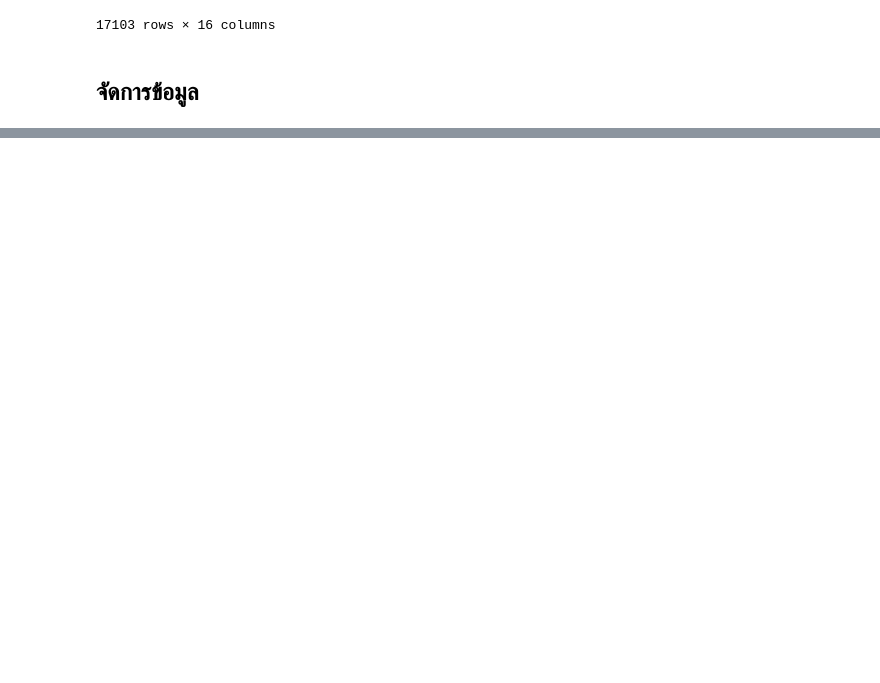
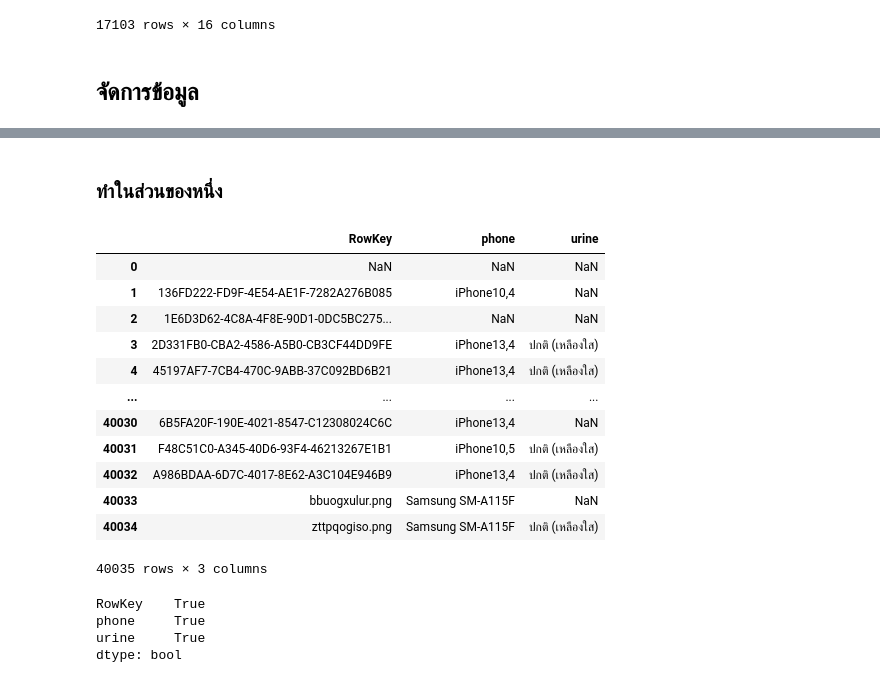
Before and after one commit to Umaporn19/data_viz_2022, a Jupyter notebook: Final_Dataviz.ipynb, the cells around one changed output, grey strips where cells are left out. Cells and saved outputs as stored; diff of their text form; code cells hidden in the pictures; blank space fills up the shorter version.

```diff
--- a/Final_Dataviz.ipynb
+++ b/Final_Dataviz.ipynb
@@ -67,0 +115,26 @@ data_hospital_list #แสดงข้อมูล ของไฟล์ hospita
+# %% [markdown]
+### ทำในส่วนของหนึ่ง
+# %%
+new_table_nueng =  data_alldb[['RowKey','phone','urine']] #เลือกคอลัมม์ที่ต้องการ
+new_table_nueng #แสดงค่า
+# %% [output]
+|  | RowKey | phone | urine |
+| 0 | NaN | NaN | NaN |
+| 1 | 136FD222-FD9F-4E54-AE1F-7282A276B085 | iPhone10,4 | NaN |
+| 2 | 1E6D3D62-4C8A-4F8E-90D1-0DC5BC275... | NaN | NaN |
+| 3 | 2D331FB0-CBA2-4586-A5B0-CB3CF44DD9FE | iPhone13,4 | ปกติ (เหลืองใส) |
+| 4 | 45197AF7-7CB4-470C-9ABB-37C092BD6B21 | iPhone13,4 | ปกติ (เหลืองใส) |
+| ... | ... | ... | ... |
+| 40030 | 6B5FA20F-190E-4021-8547-C12308024C6C | iPhone13,4 | NaN |
+| 40031 | F48C51C0-A345-40D6-93F4-46213267E1B1 | iPhone10,5 | ปกติ (เหลืองใส) |
+| 40032 | A986BDAA-6D7C-4017-8E62-A3C104E946B9 | iPhone13,4 | ปกติ (เหลืองใส) |
+| 40033 | bbuogxulur.png | Samsung SM-A115F | NaN |
+| 40034 | zttpqogiso.png | Samsung SM-A115F | ปกติ (เหลืองใส) |
+40035 rows × 3 columns
+# %%
+new_table_nueng.isnull().any() #ตรวจดูค่า missing
+# %% [output]
+RowKey    True
+phone     True
+urine     True
+dtype: bool
```
Also changed, not shown: parts of 8 cells of this notebook.
